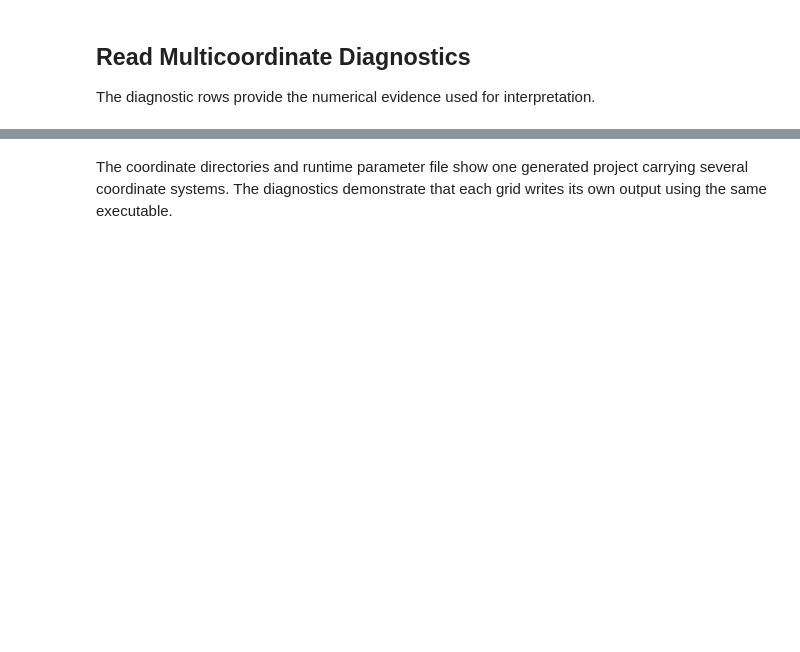
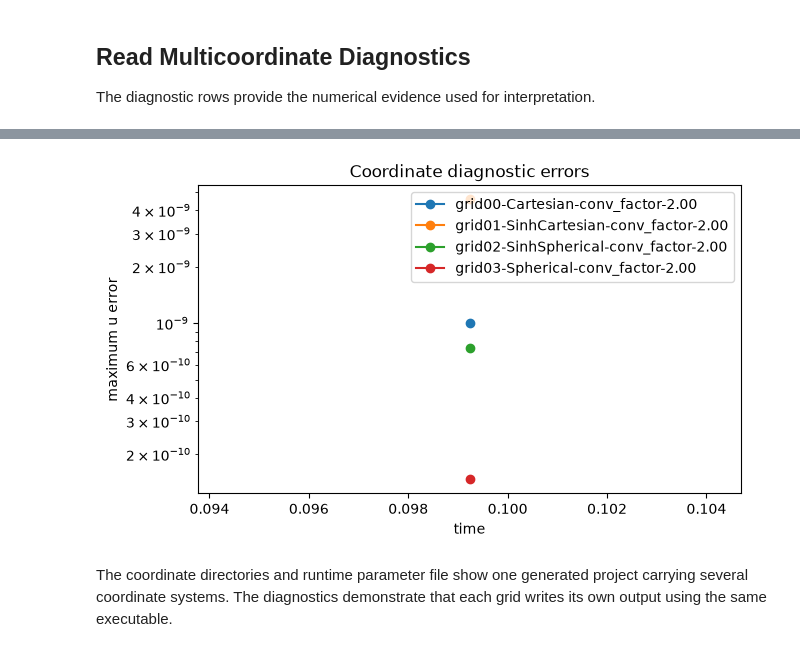
Before and after one commit to nrpy/tutorial, a Jupyter notebook: 3-wave_equation/wave_equation_multicoordinates.ipynb, the cells around one changed output, grey strips where cells are left out. Saved outputs shown, nothing was run; the diff lists cells and outputs as text; code cells hidden in the pictures; blank space fills up the shorter version.

```diff
--- a/3-wave_equation/wave_equation_multicoordinates.ipynb
+++ b/3-wave_equation/wave_equation_multicoordinates.ipynb
@@ -158,7 +252,7 @@ for diagnostic in diagnostics:
         for line in diagnostic.read_text(
             encoding="utf-8", errors="replace"
         ).splitlines()
-        if line.strip()
+        if line.strip() and not line.lstrip().startswith("#")
     ]
     if len(rows) < 2:
         raise RuntimeError(f"Expected at least two rows in {diagnostic.name}.")
@@ -166,2 +269,28 @@ for diagnostic in diagnostics:
+# %%
+import matplotlib.pyplot as plt
+
+
+plt.figure(figsize=(7, 4))
+for diagnostic in diagnostics:
+    rows = [
+        [float(value) for value in line.split()]
+        for line in diagnostic.read_text(
+            encoding="utf-8", errors="replace"
+        ).splitlines()
+        if line.strip() and not line.lstrip().startswith("#")
+    ]
+    positive_rows = [row for row in rows if row[1] > 0.0]
+    times = [row[0] for row in positive_rows]
+    errors = [row[1] for row in positive_rows]
+    label = diagnostic.stem.replace("out0d-", "")
+    plt.plot(times, errors, marker="o", label=label)
+plt.yscale("log")
+plt.xlabel("time")
+plt.ylabel("maximum u error")
+plt.title("Coordinate diagnostic errors")
+plt.legend()
+plt.show()
+# %% [output]
+[figure, added]
 # %% [markdown]
 The coordinate directories and runtime parameter file show one generated project carrying several coordinate systems. The diagnostics demonstrate that each grid writes its own output using the same executable.
```
Also changed, not shown: parts of 12 cells of this notebook, 27 other files.
